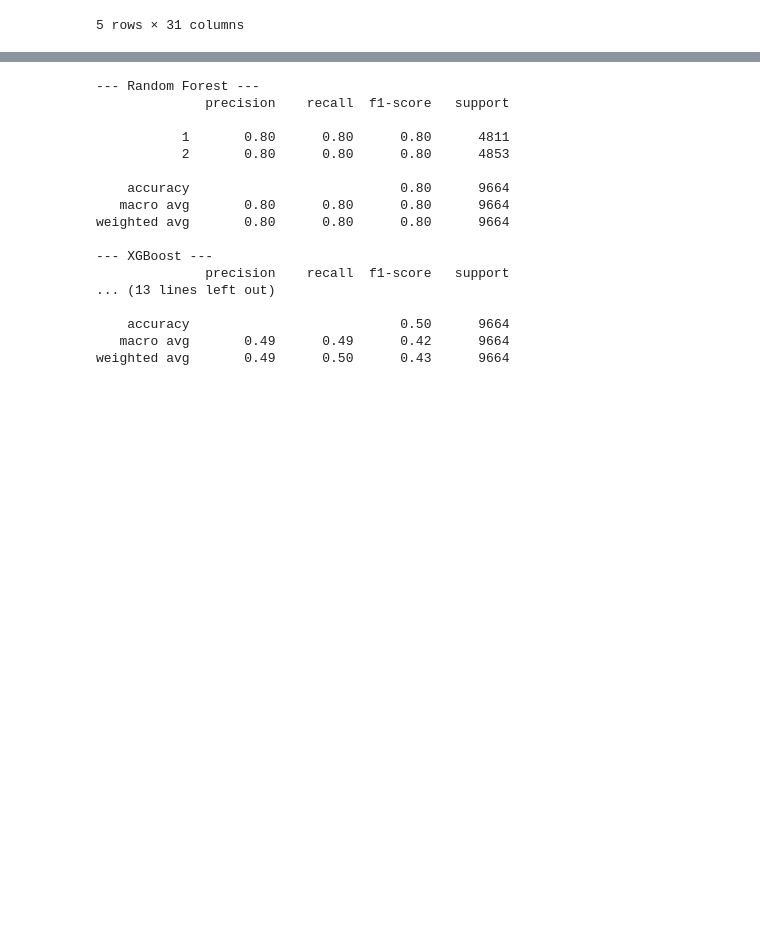
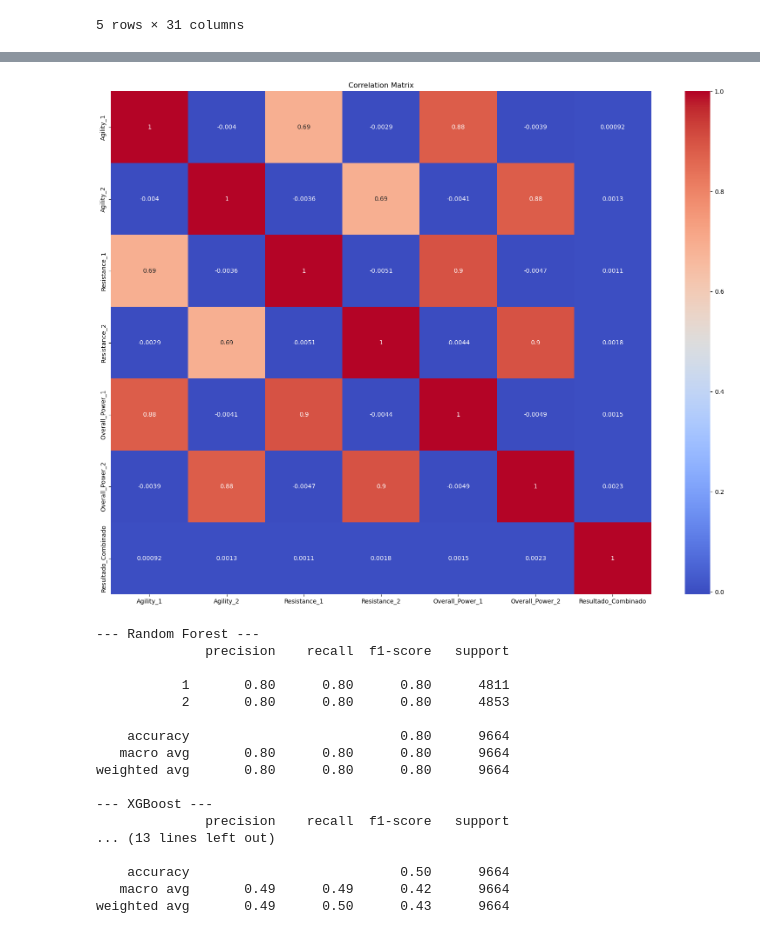
Before and after one commit to Lokhy87/Proyecto-Machine-Learning, a Jupyter notebook: Proyecto_ML.ipynb, the cells around one changed output, grey strips where cells are left out. Cells and saved outputs as stored; diff of their text form; code cells hidden in the pictures; blank space fills up the shorter version.

```diff
--- a/Proyecto_ML.ipynb
+++ b/Proyecto_ML.ipynb
@@ -265,2 +305,13 @@ MODELO CON TODAS FEATURES
 # %%
-selected_features = ['Agility_1', 'Agility_2', 'Resistence_1', 'Resistenece_2', 'Overall_Power_1', 'Overall_Power_2' ]
+selected_features = ['Agility_1', 'Agility_2', 'Resistance_1', 'Resistance_2', 'Overall_Power_1', 'Overall_Power_2' ]
+# %%
+# Correlación entre características y la variable objetivo
+correlation_matrix = df_pred_battles[selected_features + ['Resultado_Combinado']].corr()
+
+# Heatmap de la matriz de correlación
+plt.figure(figsize=(20, 15))
+sns.heatmap(correlation_matrix, annot=True, cmap='coolwarm')
+plt.title('Correlation Matrix')
+plt.show()
+# %% [output]
+[figure, added]
```
Also changed, not shown: parts of 30 cells of this notebook.
